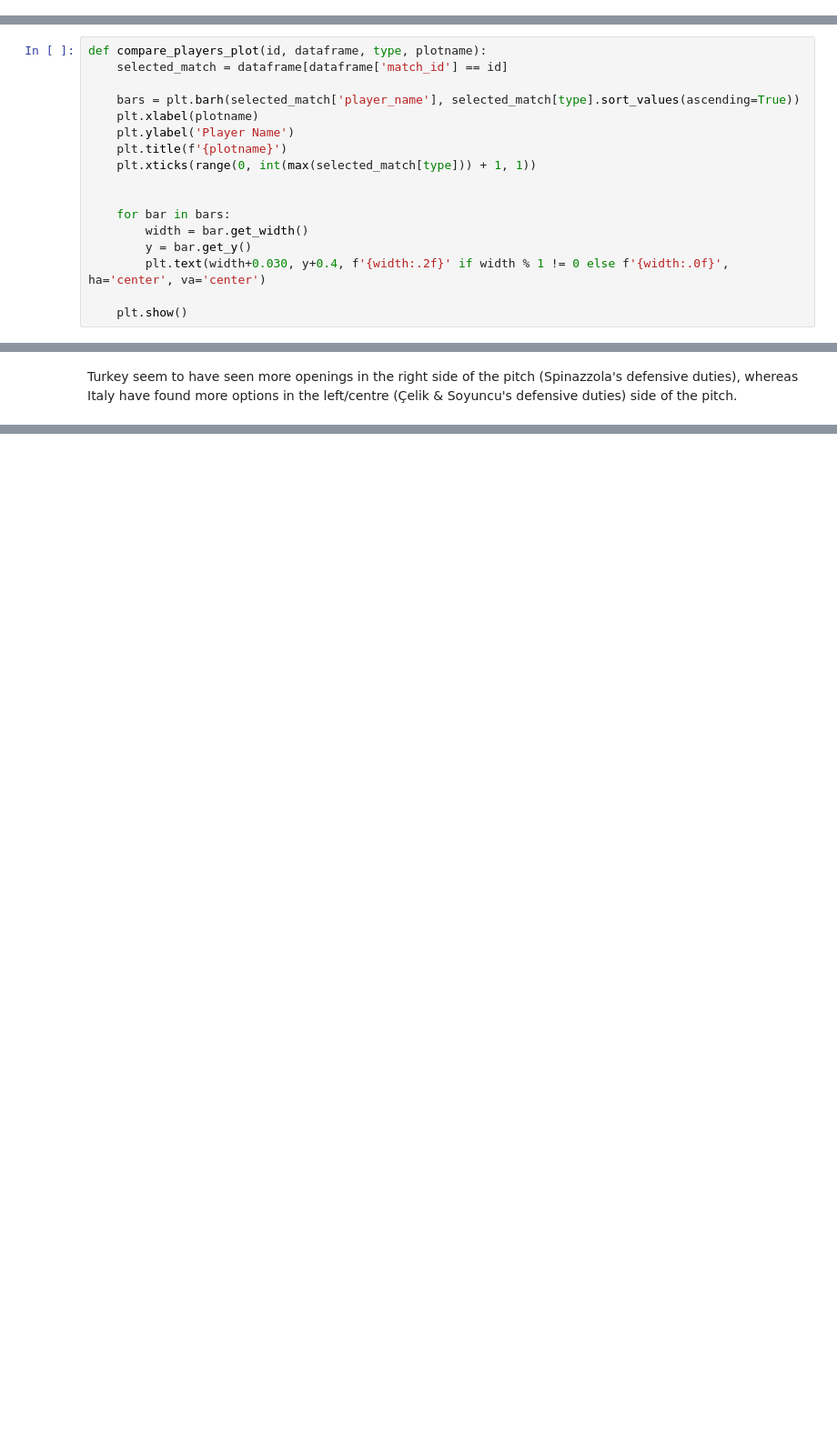
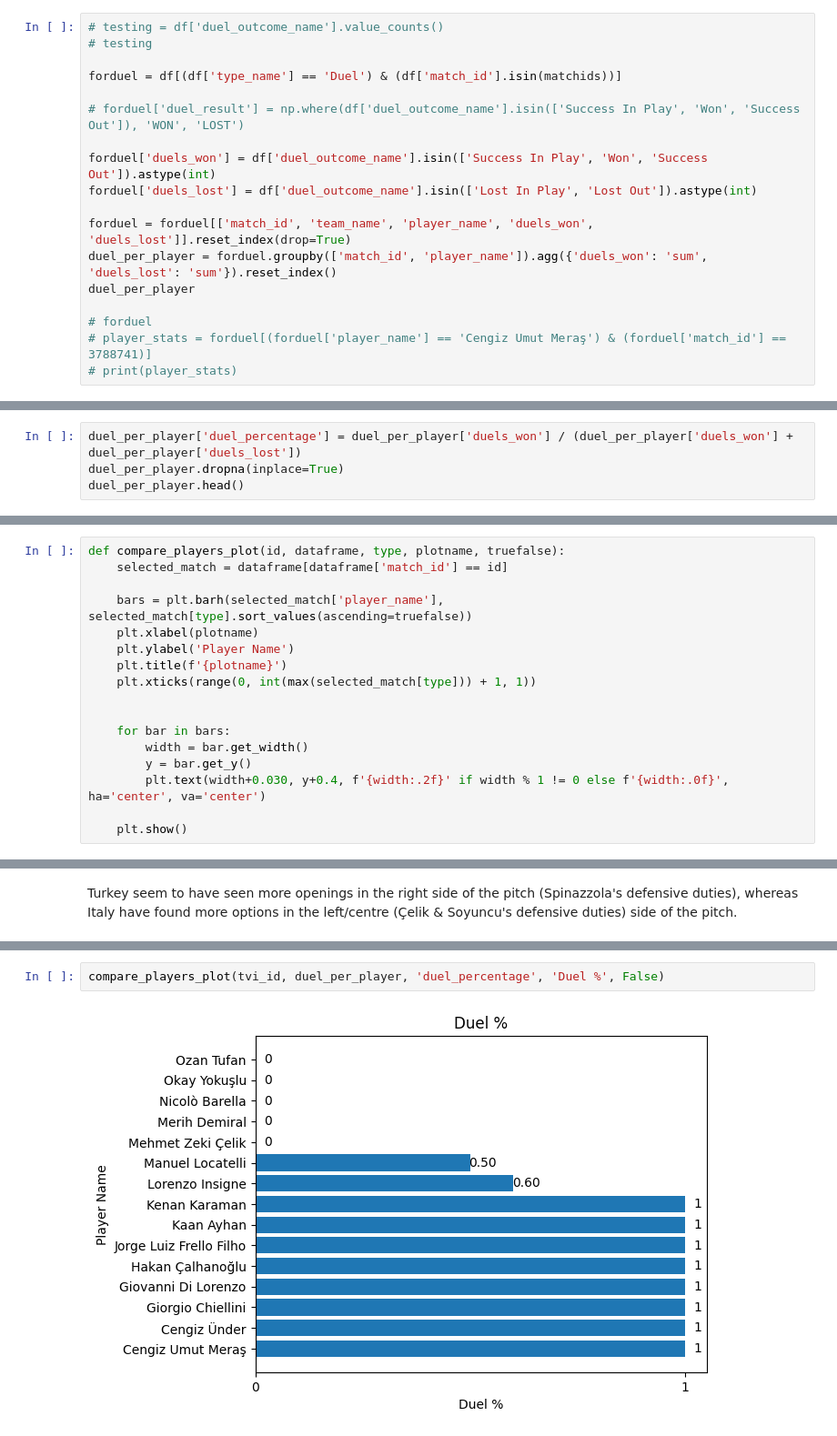
Before and after one commit to yyusufcoskun/Turkiye-EURO-2020-Analysis, a Jupyter notebook: main.ipynb, the cells around one changed output, grey strips where cells are left out. Shown at 91% size. Drawn from its saved outputs; the diff is of its cells as text; blank space fills up the shorter version.

```diff
--- a/main.ipynb
+++ b/main.ipynb
@@ -279,3 +278,21 @@ interception_count_by_match
 | 3 | 3788755 | Wales | 10 |
 | 4 | 3788765 | Switzerland | 10 |
 | 5 | 3788765 | Turkey | 10 |
+# %%
+# testing = df['duel_outcome_name'].value_counts()
+# testing
+
+forduel = df[(df['type_name'] == 'Duel') & (df['match_id'].isin(matchids))]
+
+# forduel['duel_result'] = np.where(df['duel_outcome_name'].isin(['Success In Play', 'Won', 'Success Out']), 'WON', 'LOST')
+
+forduel['duels_won'] = df['duel_outcome_name'].isin(['Success In Play', 'Won', 'Success Out']).astype(int)
+forduel['duels_lost'] = df['duel_outcome_name'].isin(['Lost In Play', 'Lost Out']).astype(int)
+
+forduel = forduel[['match_id', 'team_name', 'player_name', 'duels_won', 'duels_lost']].reset_index(drop=True)
+duel_per_player = forduel.groupby(['match_id', 'player_name']).agg({'duels_won': 'sum', 'duels_lost': 'sum'}).reset_index()
+duel_per_player
+
+# forduel
+# player_stats = forduel[(forduel['player_name'] == 'Cengiz Umut Meraş') & (forduel['match_id'] == 3788741)]
+# print(player_stats)
@@ -281,0 +323,4 @@ interception_count_by_match
+# %%
+duel_per_player['duel_percentage'] = duel_per_player['duels_won'] / (duel_per_player['duels_won'] + duel_per_player['duels_lost'])
+duel_per_player.dropna(inplace=True)
+duel_per_player.head()
@@ -572,10 +611,10 @@ def thruball_map(id, dataframe, team, team2):
 
     ax_title = ax.set_title(f'{team} through balls vs {team2}', fontsize=20, color='#efefef')
 # %%
-def compare_players_plot(id, dataframe, type, plotname):
+def compare_players_plot(id, dataframe, type, plotname, truefalse):
     selected_match = dataframe[dataframe['match_id'] == id]
 
-    bars = plt.barh(selected_match['player_name'], selected_match[type].sort_values(ascending=True))
+    bars = plt.barh(selected_match['player_name'], selected_match[type].sort_values(ascending=truefalse))
     plt.xlabel(plotname)
     plt.ylabel('Player Name')
     plt.title(f'{plotname}')
@@ -785 +824,5 @@ Turkey seem to have seen more openings in the right side of the pitch (Spinazzol
+# %%
+compare_players_plot(tvi_id, duel_per_player, 'duel_percentage', 'Duel %', False)
+# %% [output]
+[figure, added]
 # %%
```
Also changed, not shown: parts of 17 cells of this notebook.
